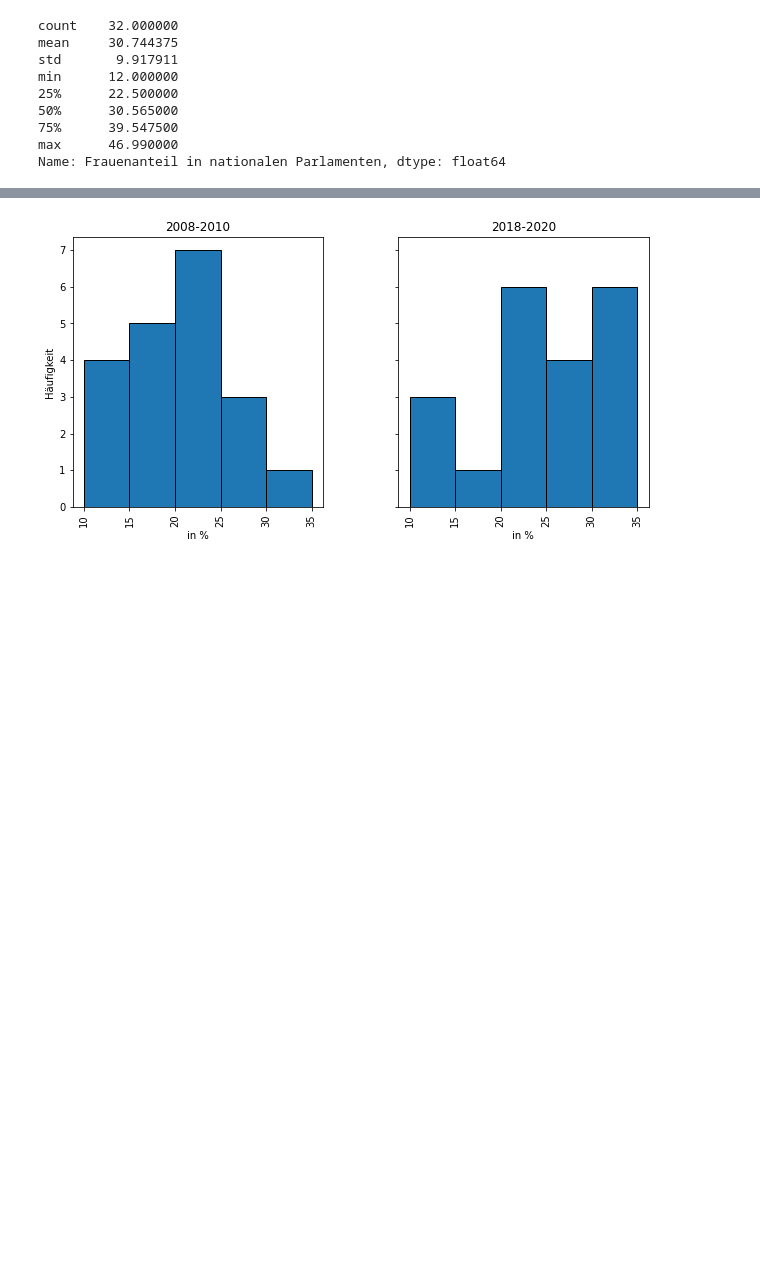
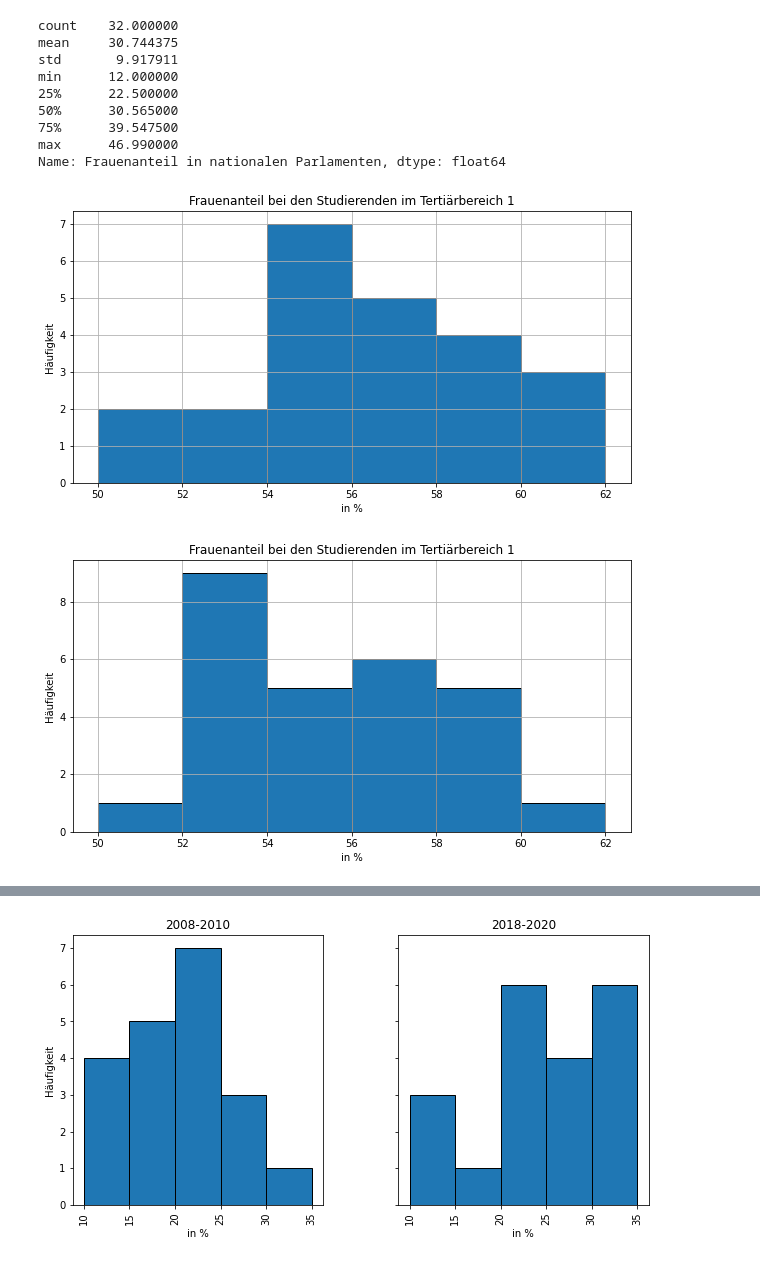
Before and after one commit to michaelbeutler/bbzbl-idaf-data-analysis, a Jupyter notebook: idaf.ipynb, the cells around one changed output, grey strips where cells are left out. Drawn from its saved outputs; the diff is of its cells as text; code cells hidden in the pictures; blank space fills up the shorter version.

Commit message:
Added single histograms. 📊

```diff
--- a/idaf.ipynb
+++ b/idaf.ipynb
@@ -89,3 +89,28 @@ min      12.000000
 75%      39.547500
 max      46.990000
 Name: Frauenanteil in nationalen Parlamenten, dtype: float64
+# %%
+bins = np.arange(start=50, stop=64, step=2)
+
+# Print hist for Frauenanteil bei den Studierenden im Tertiärbereich 1 2008-2010
+hist = df2008to2010.hist(column='Frauenanteil bei den Studierenden im Tertiärbereich 1',
+               figsize=[10, 5],
+               bins=bins,
+               edgecolor='black')
+
+
+format_hist(hist)
+save_hist(hist, 'study2008-2010')
+
+# Print hist for Frauenanteil bei den Studierenden im Tertiärbereich 1 20018-2020
+hist = df2018to2020.hist(column='Frauenanteil bei den Studierenden im Tertiärbereich 1',
+               figsize=[10, 5],
+               bins=bins,
+               edgecolor='black')
+
+
+format_hist(hist)
+save_hist(hist, 'study2018-2020')
+# %% [output]
+[figure, added]
+[figure, added]
```
Also changed, not shown: parts of 2 cells of this notebook, 4 other files.
